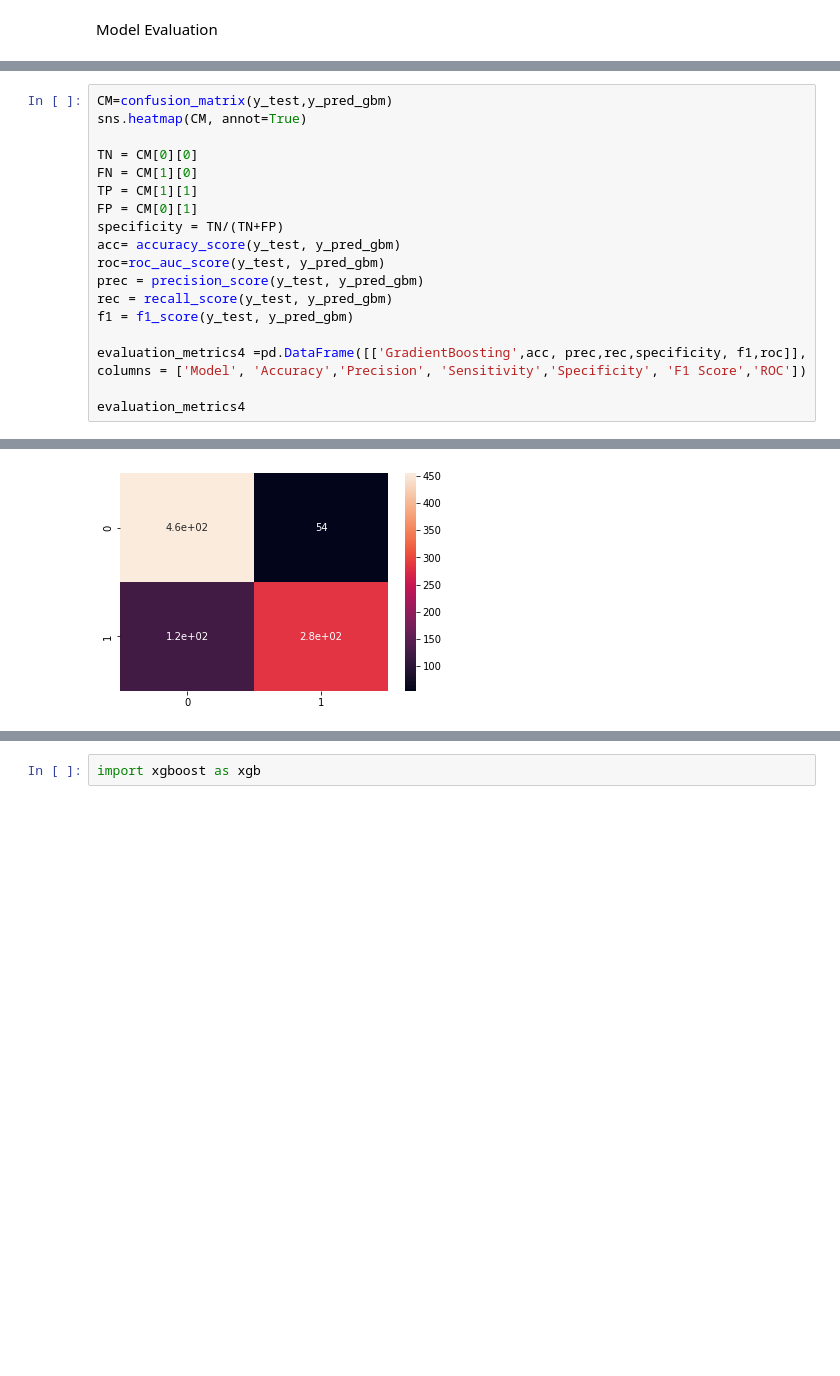
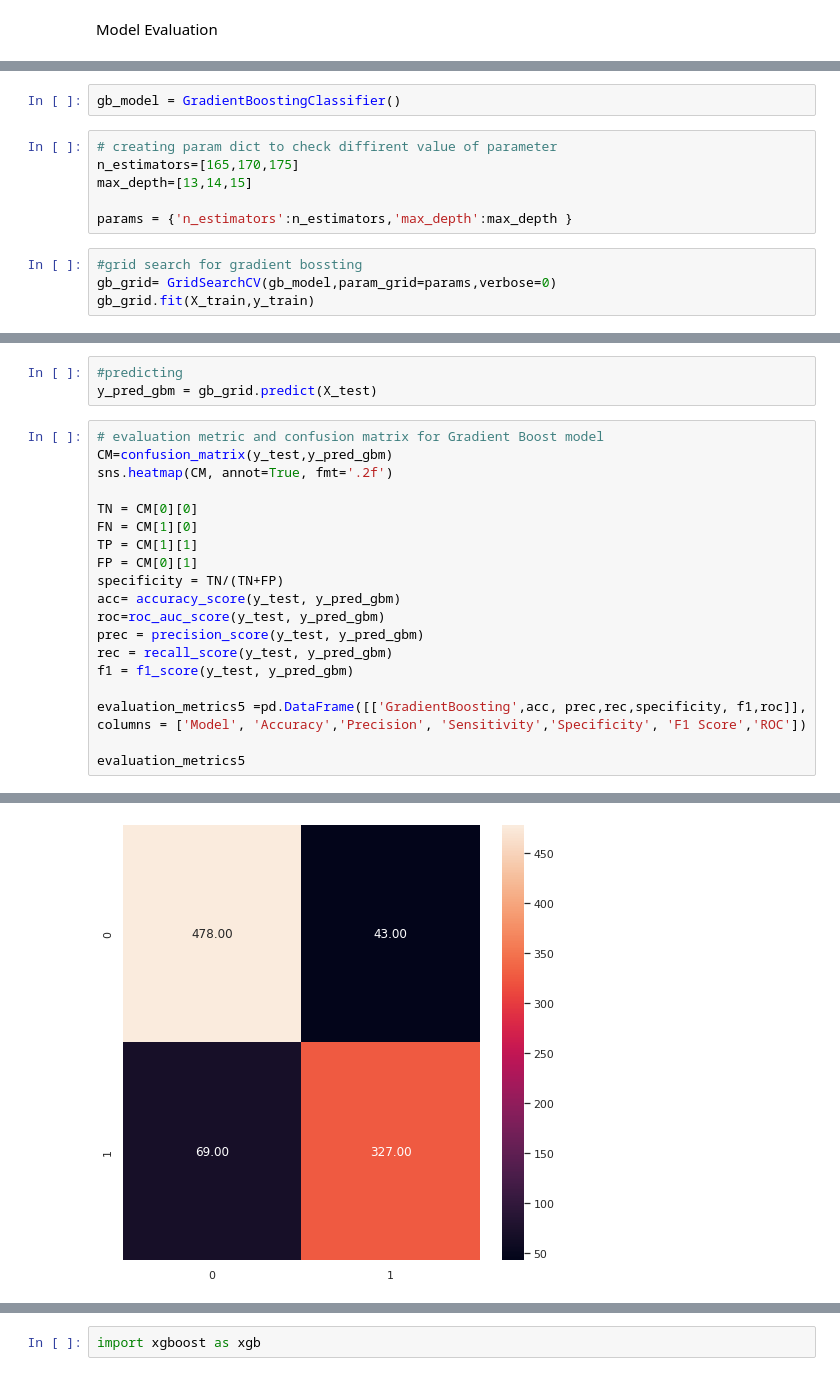
Before and after one commit to niteshavagabond/Cardiovascular-Risk-Prediction, a Jupyter notebook: Cardiovascular_Risk_Prediction.ipynb, the cells around one changed output, grey strips where cells are left out. Cells and saved outputs as stored; diff of their text form; blank space fills up the shorter version.

```diff
--- a/Cardiovascular_Risk_Prediction.ipynb
+++ b/Cardiovascular_Risk_Prediction.ipynb
@@ -862,0 +949,12 @@ y_pred_gbm = gbm.predict(X_test)
+# %%
+gb_model = GradientBoostingClassifier()
+# %%
+# creating param dict to check diffirent value of parameter
+n_estimators=[165,170,175]
+max_depth=[13,14,15]
+
+params = {'n_estimators':n_estimators,'max_depth':max_depth }
+# %%
+#grid search for gradient bossting
+gb_grid= GridSearchCV(gb_model,param_grid=params,verbose=0)
+gb_grid.fit(X_train,y_train)
@@ -863,6 +970,10 @@ y_pred_gbm = gbm.predict(X_test)
+# %%
+#predicting
+y_pred_gbm = gb_grid.predict(X_test)
 # %%
+# evaluation metric and confusion matrix for Gradient Boost model
 CM=confusion_matrix(y_test,y_pred_gbm)
-sns.heatmap(CM, annot=True)
+sns.heatmap(CM, annot=True, fmt='.2f')
 
 TN = CM[0][0]
 FN = CM[1][0]
@@ -875,9 +986,9 @@ prec = precision_score(y_test, y_pred_gbm)
 rec = recall_score(y_test, y_pred_gbm)
 f1 = f1_score(y_test, y_pred_gbm)
 
-evaluation_metrics4 =pd.DataFrame([['GradientBoosting',acc, prec,rec,specificity, f1,roc]],
+evaluation_metrics5 =pd.DataFrame([['GradientBoosting',acc, prec,rec,specificity, f1,roc]],
 columns = ['Model', 'Accuracy','Precision', 'Sensitivity','Specificity', 'F1 Score','ROC'])
 
-evaluation_metrics4
+evaluation_metrics5
 # %% [output]
 |  | Model | Accuracy | Precision | Sensitivity | Specificity | F1 Score | ROC |
@@ -885,2 +996,2 @@ evaluation_metrics4
-[figure, old version]
+[figure, new version]
 # %% [markdown]
```
Also changed, not shown: parts of 89 cells of this notebook.
